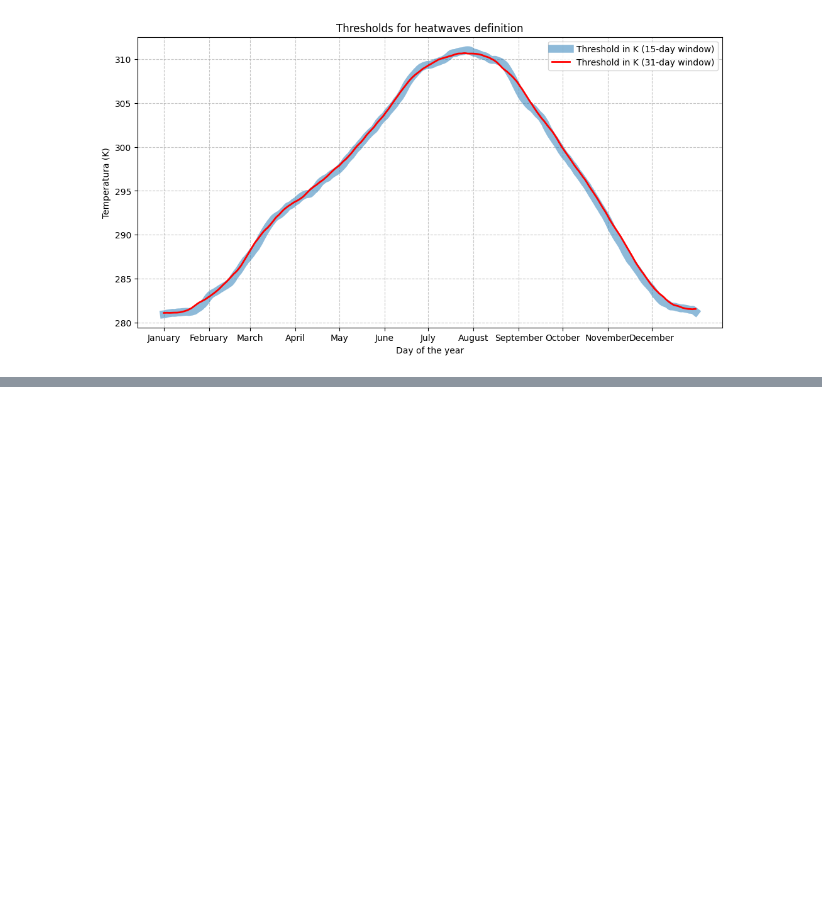
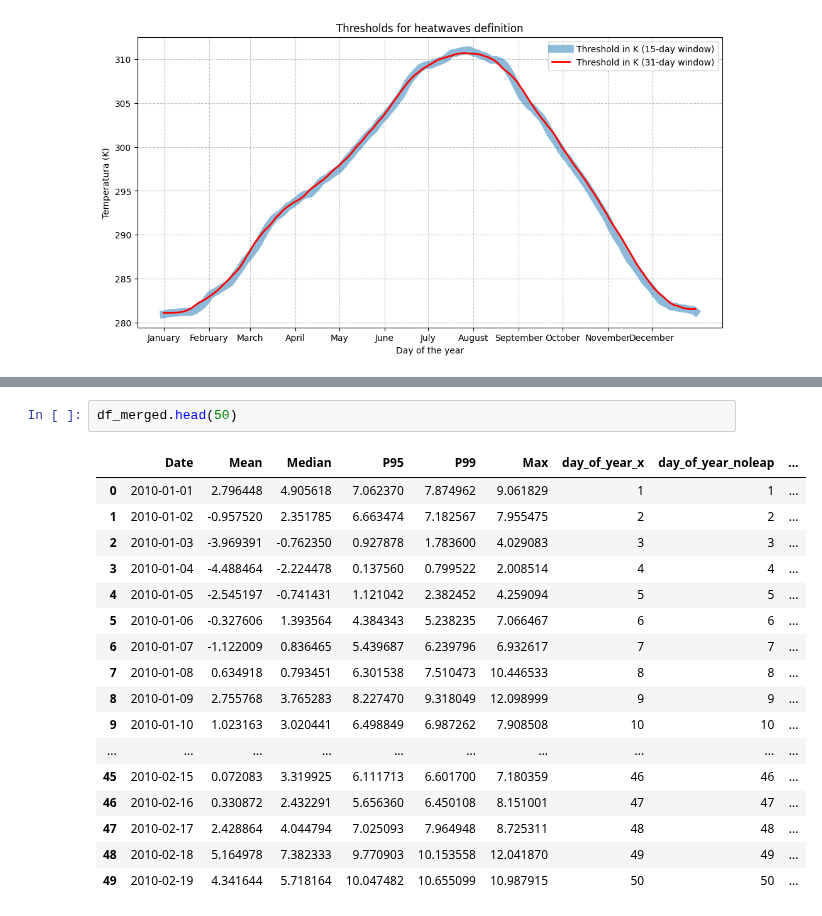
Before and after one commit to fillobissi/geoinformatics_project, a Jupyter notebook: 04_Heatwaves_identification.ipynb, the cells around one changed output, grey strips where cells are left out. Drawn from its saved outputs; the diff is of its cells as text; blank space fills up the shorter version.

```diff
--- a/04_Heatwaves_identification.ipynb
+++ b/04_Heatwaves_identification.ipynb
@@ -430,0 +446,20 @@ MergeError: Passing 'suffixes' which cause duplicate columns {'time_x'} is not a
+# %%
+df_merged.head(50)
+# %% [output]
+|  | Date | Mean | Median | P95 | P99 | Max | day_of_year_x | day_of_year_noleap | ... |
+| 0 | 2010-01-01 | 2.796448 | 4.905618 | 7.062370 | 7.874962 | 9.061829 | 1 | 1 | ... |
+| 1 | 2010-01-02 | -0.957520 | 2.351785 | 6.663474 | 7.182567 | 7.955475 | 2 | 2 | ... |
+| 2 | 2010-01-03 | -3.969391 | -0.762350 | 0.927878 | 1.783600 | 4.029083 | 3 | 3 | ... |
+| 3 | 2010-01-04 | -4.488464 | -2.224478 | 0.137560 | 0.799522 | 2.008514 | 4 | 4 | ... |
+| 4 | 2010-01-05 | -2.545197 | -0.741431 | 1.121042 | 2.382452 | 4.259094 | 5 | 5 | ... |
+| 5 | 2010-01-06 | -0.327606 | 1.393564 | 4.384343 | 5.238235 | 7.066467 | 6 | 6 | ... |
+| 6 | 2010-01-07 | -1.122009 | 0.836465 | 5.439687 | 6.239796 | 6.932617 | 7 | 7 | ... |
+| 7 | 2010-01-08 | 0.634918 | 0.793451 | 6.301538 | 7.510473 | 10.446533 | 8 | 8 | ... |
+| 8 | 2010-01-09 | 2.755768 | 3.765283 | 8.227470 | 9.318049 | 12.098999 | 9 | 9 | ... |
+| 9 | 2010-01-10 | 1.023163 | 3.020441 | 6.498849 | 6.987262 | 7.908508 | 10 | 10 | ... |
+| ... | ... | ... | ... | ... | ... | ... | ... | ... | ... |
+| 45 | 2010-02-15 | 0.072083 | 3.319925 | 6.111713 | 6.601700 | 7.180359 | 46 | 46 | ... |
+| 46 | 2010-02-16 | 0.330872 | 2.432291 | 5.656360 | 6.450108 | 8.151001 | 47 | 47 | ... |
+| 47 | 2010-02-17 | 2.428864 | 4.044794 | 7.025093 | 7.964948 | 8.725311 | 48 | 48 | ... |
+| 48 | 2010-02-18 | 5.164978 | 7.382333 | 9.770903 | 10.153558 | 12.041870 | 49 | 49 | ... |
+| 49 | 2010-02-19 | 4.341644 | 5.718164 | 10.047482 | 10.655099 | 10.987915 | 50 | 50 | ... |
```
Also changed, not shown: parts of 1 cell of this notebook.
